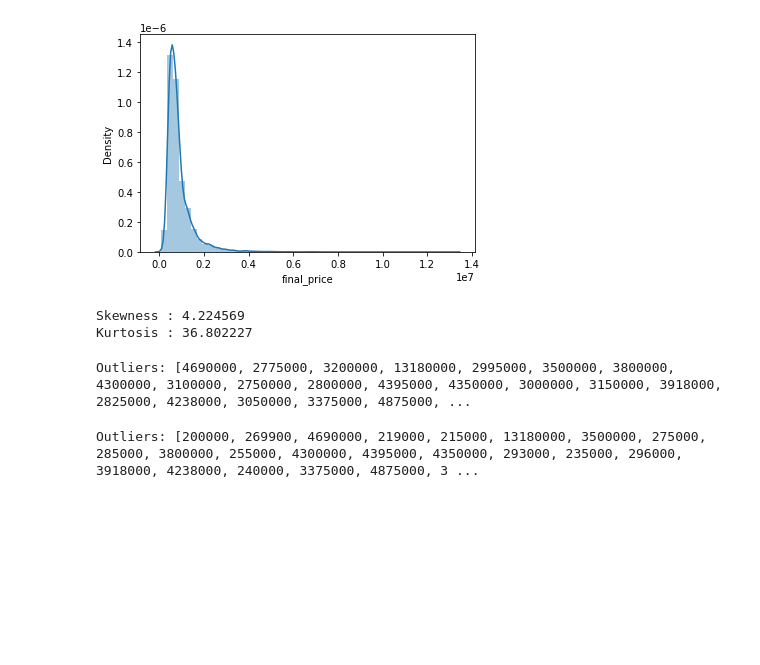
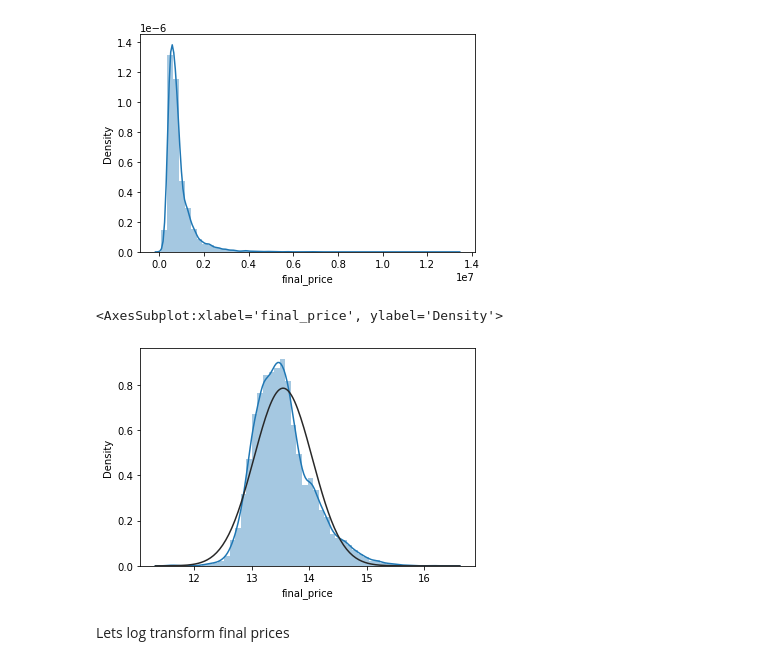
Before and after one commit to addds03/Geospatial-Analysis-on-House-Price-Prediction, a Jupyter notebook: Scripts/Modeling/modelv2_filled.ipynb, the cells around one changed output. Drawn from its saved outputs; the diff is of its cells as text; code cells hidden in the pictures; blank space fills up the shorter version.

```diff
--- a/Scripts/Modeling/modelv2_filled.ipynb
+++ b/Scripts/Modeling/modelv2_filled.ipynb
@@ -176,35 +203,10 @@ sns.distplot(df_nogeo['final_price'])
 # %% [output]
 <AxesSubplot:xlabel='final_price', ylabel='Density'>
 [figure]
-# %%
-print("Skewness : %f" % df_nogeo['final_price'].skew())
-print("Kurtosis : %f" % df_nogeo['final_price'].kurt())
-# %% [output]
-Skewness : 4.224569
-Kurtosis : 36.802227
-# %%
-
-def Zscore_outlier(df):
-    m = np.mean(df)
-    sd = np.std(df)
-    for i in df:
-        z = (i-m)/sd
-        if np.abs(z) > 3:
-            out.append(i)
-    print("Outliers:",out)
-out=[]
-Zscore_outlier(df_nogeo['final_price'])
-# %% [output]
-Outliers: [4690000, 2775000, 3200000, 13180000, 2995000, 3500000, 3800000, 4300000, 3100000, 2750000, 2800000, 4395000, 4350000, 3000000, 3150000, 3918000, 2825000, 4238000, 3050000, 3375000, 4875000, ...
-# %%
-out=[]
-def Winsorization_outliers(df):
-    q1 = np.percentile(df , 1)
-    q3 = np.percentile(df , 99)
-    for i in df:
-        if i > q3 or i < q1:
-            out.append(i)
-    print("Outliers:",out)
-Winsorization_outliers(df_nogeo['final_price'])
-# %% [output]
-Outliers: [200000, 269900, 4690000, 219000, 215000, 13180000, 3500000, 275000, 285000, 3800000, 255000, 4300000, 4395000, 4350000, 293000, 235000, 296000, 3918000, 4238000, 240000, 3375000, 4875000, 3 ...
+# %%
+sns.distplot(df_nogeo['final_price'].apply(lambda x: log(x)), fit=norm)
+# %% [output]
+<AxesSubplot:xlabel='final_price', ylabel='Density'>
+[figure, added]
+# %% [markdown]
+Lets log transform final prices
```
Also changed, not shown: parts of 21 cells of this notebook, 3 other files.
